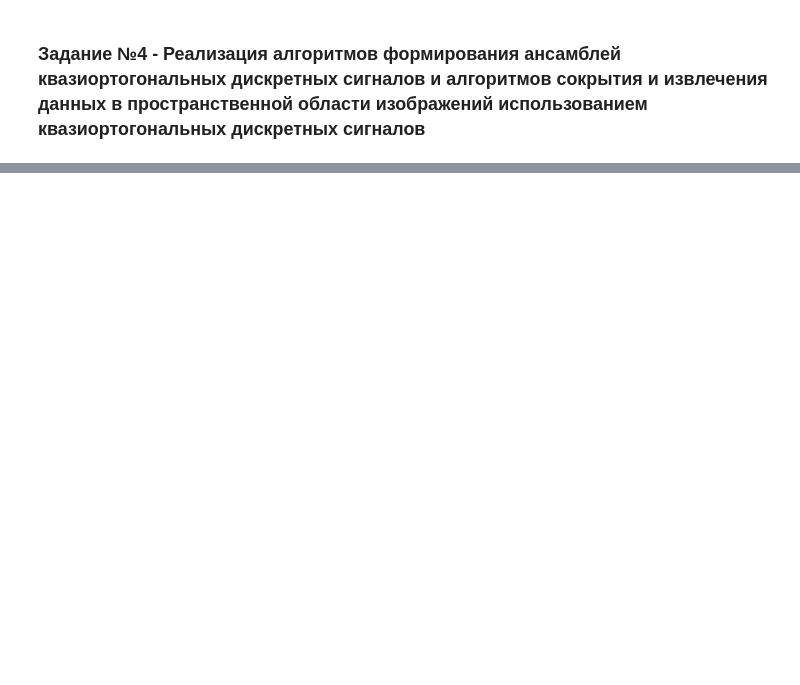
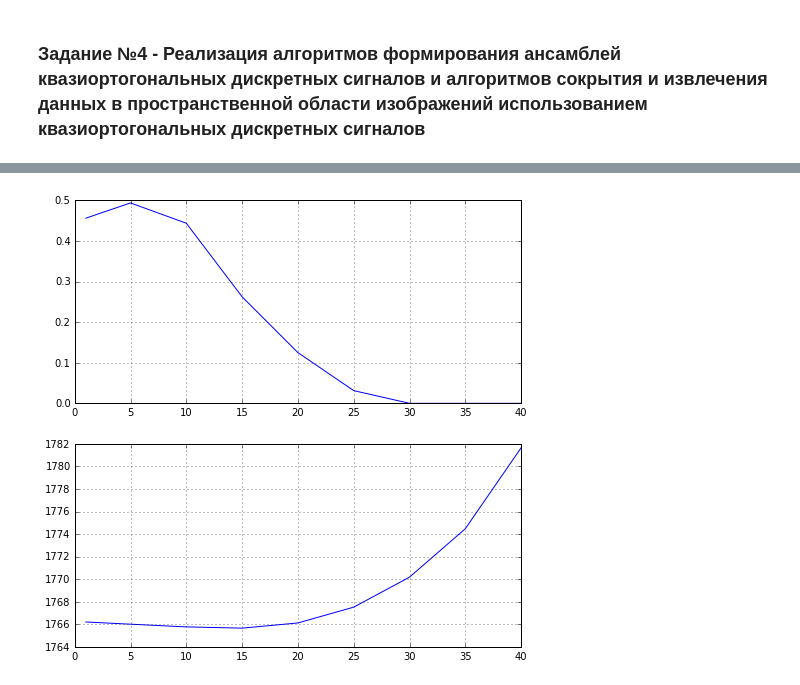
Before and after one commit to maxkrivich/steganography, a Jupyter notebook: lab3/lab3.ipynb, the cells around one changed output, grey strips where cells are left out. Cells and saved outputs as stored; diff of their text form; code cells hidden in the pictures; blank space fills up the shorter version.

```diff
--- a/lab3/lab3.ipynb
+++ b/lab3/lab3.ipynb
@@ -350,0 +347,35 @@ ds_decode(steg_img_tamplate.format(4), arr)
+# %%
+arr = gen_ansable()
+msg = 'test' * 5
+bmsg = str_2_bin(msg)
+posh = []
+w_g = []
+Gg = []
+for g in [1, ] + list(range(5, 45, 5)):
+
+    a = 0
+    steg_img = ds_encode(img_tamplate.format(4), msg, arr, g=g)
+    steg_img.save(steg_img_tamplate.format(4))
+    res = ds_decode(steg_img_tamplate.format(4), arr, is_bin=True)
+    for i in range(len(bmsg)):
+        if res[i] != bmsg[i]:
+            a += 1
+    posh.append(np.float64(a) / np.float64(len(bmsg)))
+
+    w = 0
+    con1 = open_image_2_np(img_tamplate.format(4))
+    con2 = open_image_2_np(steg_img_tamplate.format(4))
+    for i in range(len(con2)):
+        for j in range(len(con2[i])):
+            w = w + abs(con2[i,j,0] - con1[i,j,0])
+    w_g.append((w * 100) / (len(bmsg) * 256))
+    Gg.append(g)
+# %%
+f,ax = plt.subplots(2, figsize=(8,8))
+ax[0].plot(Gg, posh)
+ax[0].grid()
+ax[1].plot(Gg, w_g)
+ax[1].grid()
+plt.show()
+# %% [output]
+[figure, added]
```
Also changed, not shown: parts of 15 cells of this notebook, 4 other files.
